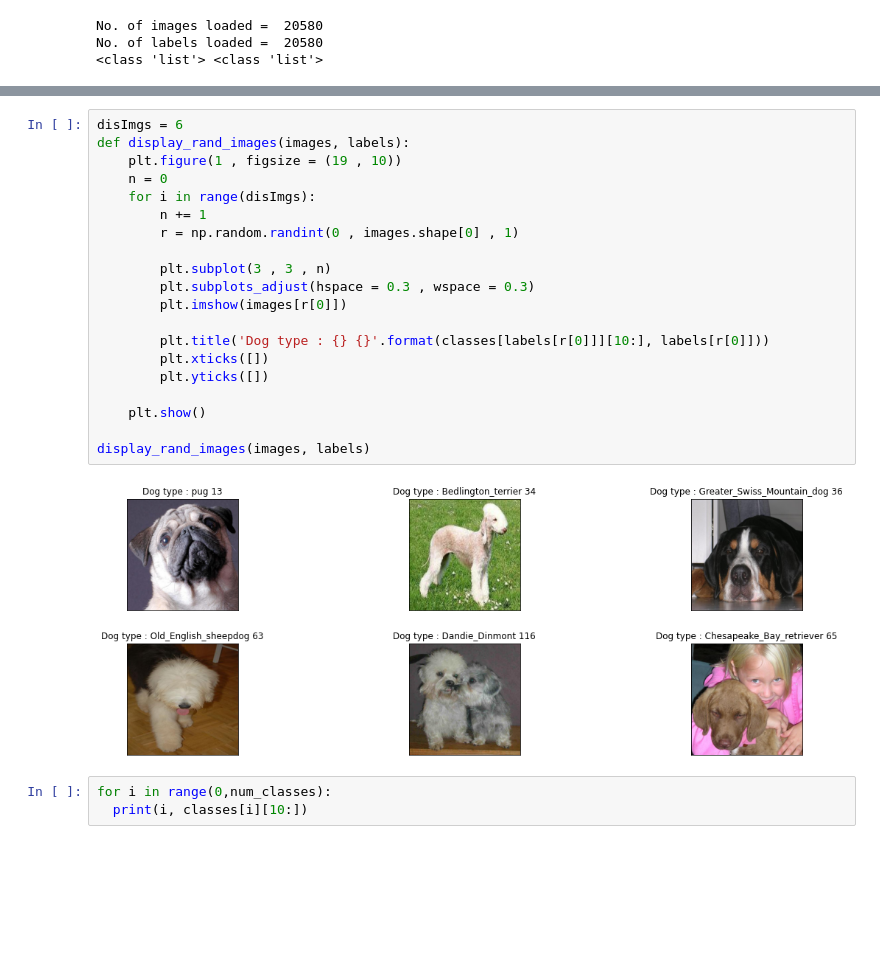
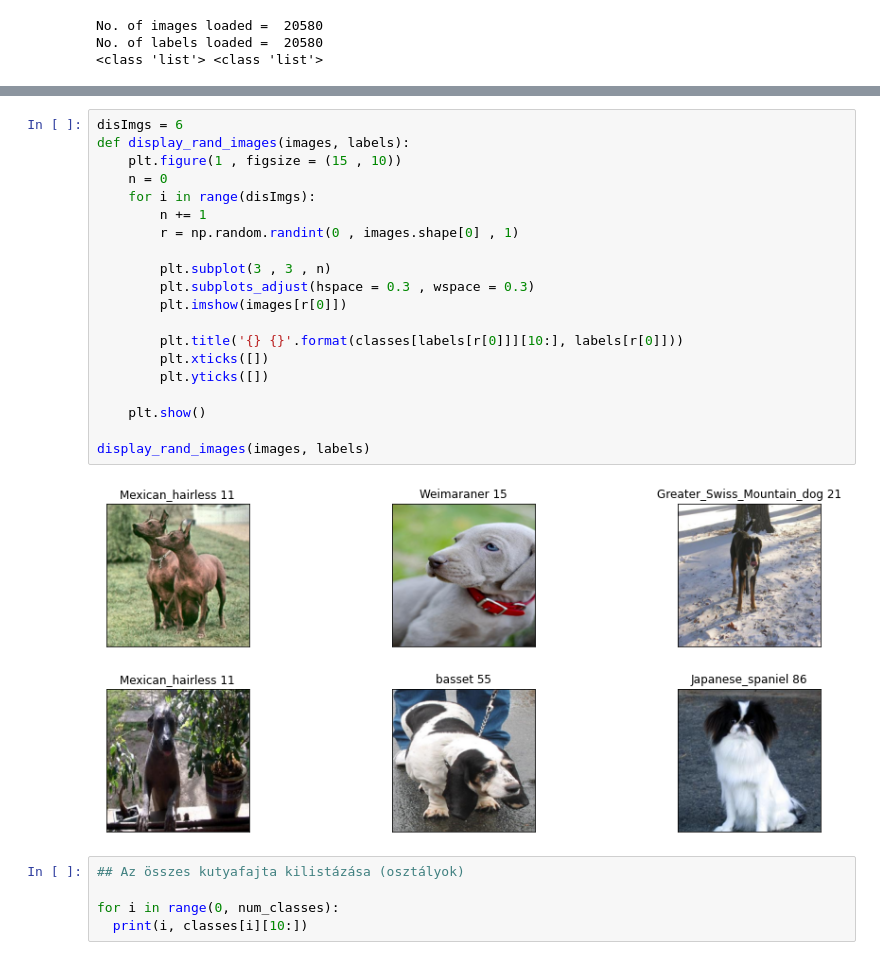
Before and after one commit to vircsinger625/Onlab_2020_2, a Jupyter notebook: Önlab_3Kutya_StanfordDogsDataset.ipynb, the cells around one changed output, grey strips where cells are left out. Drawn from its saved outputs; the diff is of its cells as text; blank space fills up the shorter version.

```diff
--- a/Önlab_3Kutya_StanfordDogsDataset.ipynb
+++ b/Önlab_3Kutya_StanfordDogsDataset.ipynb
@@ -123,25 +162,27 @@ Labels shape =  (20580,)
 # %%
 disImgs = 6
 def display_rand_images(images, labels):
-    plt.figure(1 , figsize = (19 , 10))
+    plt.figure(1 , figsize = (15 , 10))
     n = 0
     for i in range(disImgs):
         n += 1
         r = np.random.randint(0 , images.shape[0] , 1)
 
         plt.subplot(3 , 3 , n)
         plt.subplots_adjust(hspace = 0.3 , wspace = 0.3)
         plt.imshow(images[r[0]])
 
-        plt.title('Dog type : {} {}'.format(classes[labels[r[0]]][10:], labels[r[0]]))
+        plt.title('{} {}'.format(classes[labels[r[0]]][10:], labels[r[0]]))
         plt.xticks([])
         plt.yticks([])
 
     plt.show()
 
 display_rand_images(images, labels)
 # %% [output]
-[figure, old version]
+[figure, new version]
 # %%
-for i in range(0,num_classes):
+## Az összes kutyafajta kilistázása (osztályok)
+
+for i in range(0, num_classes):
   print(i, classes[i][10:])
```
Also changed, not shown: parts of 13 cells of this notebook.
